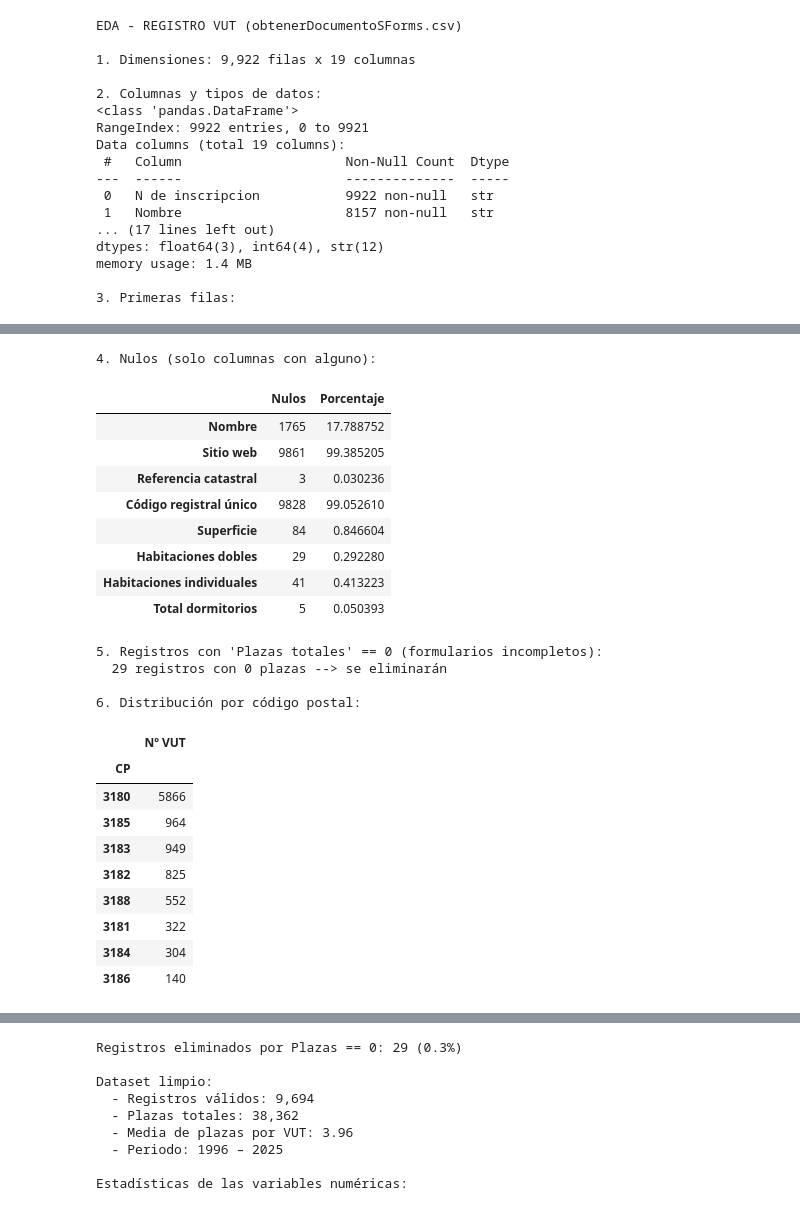
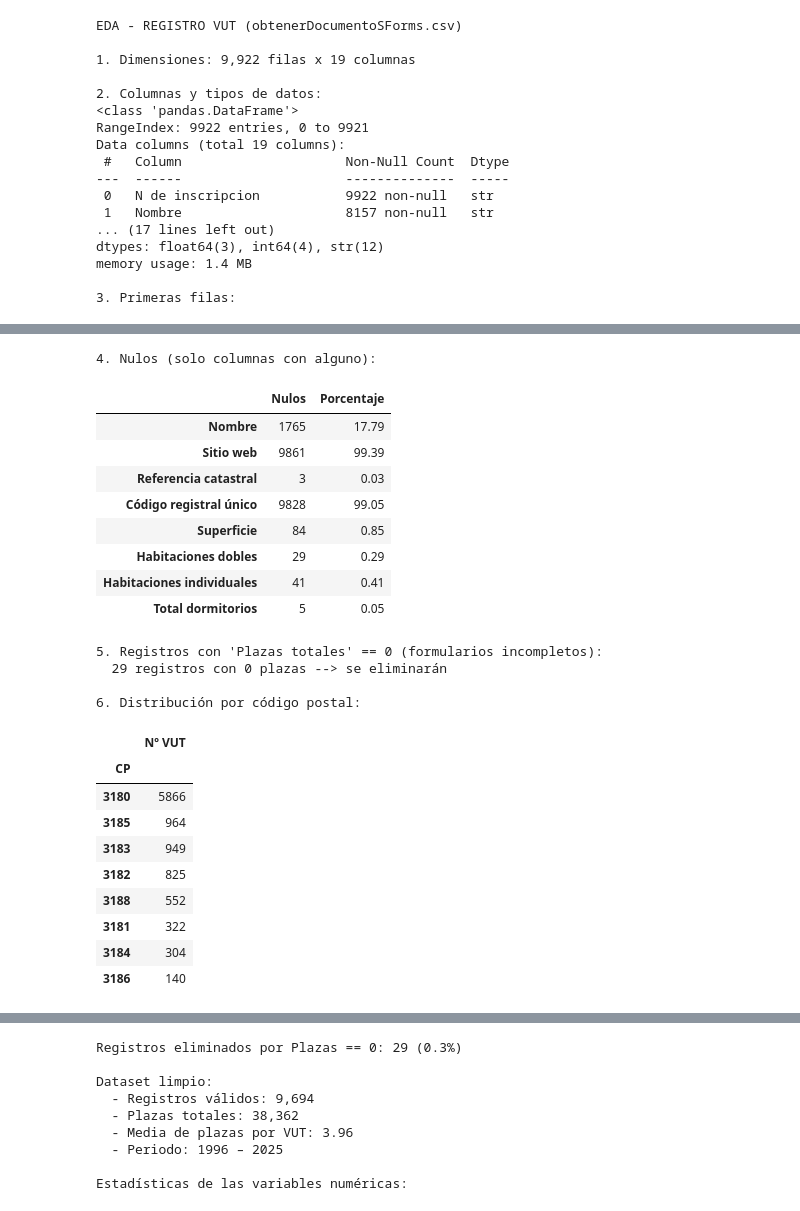
Before and after one commit to MalenaSancho/Turismo-Mineria-Datos, a Jupyter notebook: RETOS/RETO_3.ipynb, the cells around one changed output, grey strips where cells are left out. Saved outputs shown, nothing was run; the diff lists cells and outputs as text; code cells hidden in the pictures.

```diff
--- a/RETOS/RETO_3.ipynb
+++ b/RETOS/RETO_3.ipynb
@@ -90,49 +90,50 @@ nulos = df_vut.isnull().sum()
 nulos = nulos[nulos > 0]
 tabla = nulos.to_frame(name='Nulos')
 tabla['Porcentaje'] = (tabla['Nulos'] / len(df_vut)) * 100
+tabla['Porcentaje'] = tabla['Porcentaje'].round(2)
 display(tabla)
 
 print("\n5. Registros con 'Plazas totales' == 0 (formularios incompletos):")
 plazas_totales = (df_vut['Plazas totales'] == 0).sum()
 print(f"  {plazas_totales} registros con 0 plazas --> se eliminarán")
 
-print("\n6. Distribución por código postal:")  # solo hay 8 CPs en Torrevieja
+print("\n6. Distribución por código postal:")  # hay 8 CPs en Torrevieja
 cp = df_vut['CP'].value_counts().head(8).to_frame(name='Nº VUT')
 display(cp)
 # %% [output]
 EDA - REGISTRO VUT (obtenerDocumentoSForms.csv)
 
 1. Dimensiones: 9,922 filas x 19 columnas
 
 2. Columnas y tipos de datos:
 <class 'pandas.DataFrame'>
 RangeIndex: 9922 entries, 0 to 9921
 Data columns (total 19 columns):
  #   Column                     Non-Null Count  Dtype
 ---  ------                     --------------  -----
  0   N de inscripcion           9922 non-null   str
  1   Nombre                     8157 non-null   str
 ... (17 lines left out)
 dtypes: float64(3), int64(4), str(12)
 memory usage: 1.4 MB
 
 3. Primeras filas:
 |  | N de inscripcion | Nombre | Provincia | Municipio | CP | Dirección | Sitio web | Fecha alta | ... |
 | 0 | CV-VUT0517287-A | PAWEL STANISLAW POKRYWA | ALICANTE/ALACANT | TORREVIEJA | 3180 | CL MAESTRO FRANCISCO CASANOV, 51,... | NaN | 19/06/2025 | ... |
 | 1 | CV-VUT0517499-A | NaN | ALICANTE/ALACANT | TORREVIEJA | 3188 | CL MAYOR-MATA, 75, Es:1 Pl:02 Pt:J | NaN | 02/07/2025 | ... |
 | 2 | CV-VUT0517500-A | NaN | ALICANTE/ALACANT | TORREVIEJA | 3182 | CL VIRGEN DE LA PALOMA, 41, Es:1 ... | NaN | 02/07/2025 | ... |
 | 3 | CV-VUT0517950-A | NaN | ALICANTE/ALACANT | TORREVIEJA | 3181 | CL SAN PASCUAL, 71, Es:1 Pl:03 Pt:G | NaN | 29/07/2025 | ... |
 | 4 | CV-VUT0518418-A | apestrella | ALICANTE/ALACANT | TORREVIEJA | 3180 | CL BAZAN, 90, Es:D Pl:01 Pt:05 | NaN | 11/09/2025 | ... |
 4. Nulos (solo columnas con alguno):
 |  | Nulos | Porcentaje |
-| Nombre | 1765 | 17.788752 |
-| Sitio web | 9861 | 99.385205 |
-| Referencia catastral | 3 | 0.030236 |
-| Código registral único | 9828 | 99.052610 |
-| Superficie | 84 | 0.846604 |
-| Habitaciones dobles | 29 | 0.292280 |
-| Habitaciones individuales | 41 | 0.413223 |
-| Total dormitorios | 5 | 0.050393 |
+| Nombre | 1765 | 17.79 |
+| Sitio web | 9861 | 99.39 |
+| Referencia catastral | 3 | 0.03 |
+| Código registral único | 9828 | 99.05 |
+| Superficie | 84 | 0.85 |
+| Habitaciones dobles | 29 | 0.29 |
+| Habitaciones individuales | 41 | 0.41 |
+| Total dormitorios | 5 | 0.05 |
 5. Registros con 'Plazas totales' == 0 (formularios incompletos):
   29 registros con 0 plazas --> se eliminarán
 
```
Also changed, not shown: parts of 42 cells of this notebook.
